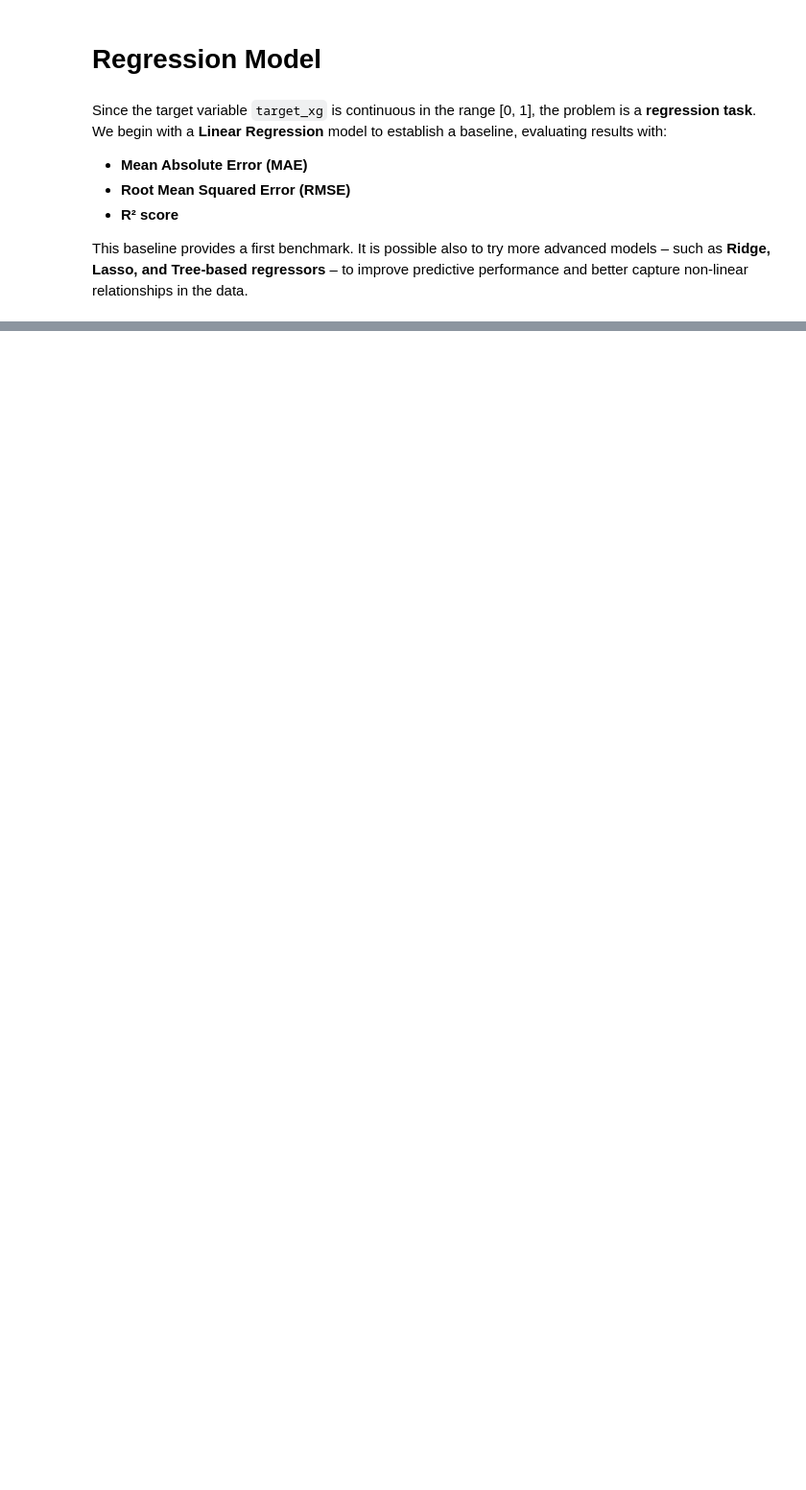
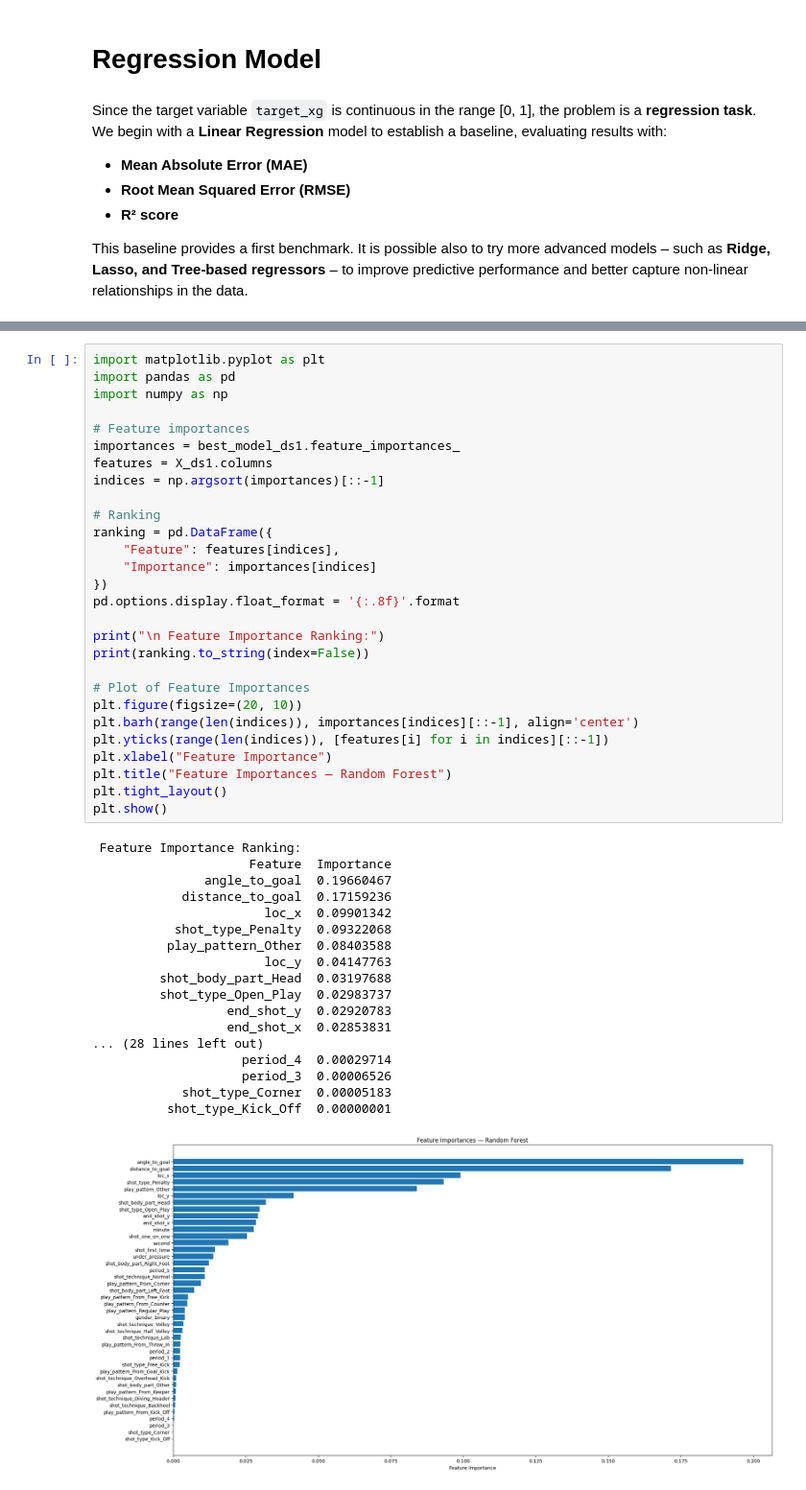
Before and after one commit to Manuele23/Parma-assignment, a Jupyter notebook: task1_xg/04_regression_model.ipynb, the cells around one changed output, grey strips where cells are left out. Shown: that part at 96% size. Drawn from its saved outputs; the diff is of its cells as text; blank space fills up the shorter version.

```diff
--- a/task1_xg/04_regression_model.ipynb
+++ b/task1_xg/04_regression_model.ipynb
@@ -44,0 +407,47 @@ print("R²:", r2)
+# %%
+import matplotlib.pyplot as plt
+import pandas as pd
+import numpy as np
+
+# Feature importances
+importances = best_model_ds1.feature_importances_
+features = X_ds1.columns
+indices = np.argsort(importances)[::-1]
+
+# Ranking
+ranking = pd.DataFrame({
+    "Feature": features[indices],
+    "Importance": importances[indices]
+})
+pd.options.display.float_format = '{:.8f}'.format
+
+print("\n Feature Importance Ranking:")
+print(ranking.to_string(index=False))
+
+# Plot of Feature Importances
+plt.figure(figsize=(20, 10))
+plt.barh(range(len(indices)), importances[indices][::-1], align='center')
+plt.yticks(range(len(indices)), [features[i] for i in indices][::-1])
+plt.xlabel("Feature Importance")
+plt.title("Feature Importances — Random Forest")
+plt.tight_layout()
+plt.show()
+# %% [output]
+ Feature Importance Ranking:
+                     Feature  Importance
+               angle_to_goal  0.19660467
+            distance_to_goal  0.17159236
+                       loc_x  0.09901342
+           shot_type_Penalty  0.09322068
+          play_pattern_Other  0.08403588
+                       loc_y  0.04147763
+         shot_body_part_Head  0.03197688
+         shot_type_Open_Play  0.02983737
+                  end_shot_y  0.02920783
+                  end_shot_x  0.02853831
+... (28 lines left out)
+                    period_4  0.00029714
+                    period_3  0.00006526
+            shot_type_Corner  0.00005183
+          shot_type_Kick_Off  0.00000001
+[figure, added]
```
Also changed, not shown: parts of 14 cells of this notebook, 5 other files.
